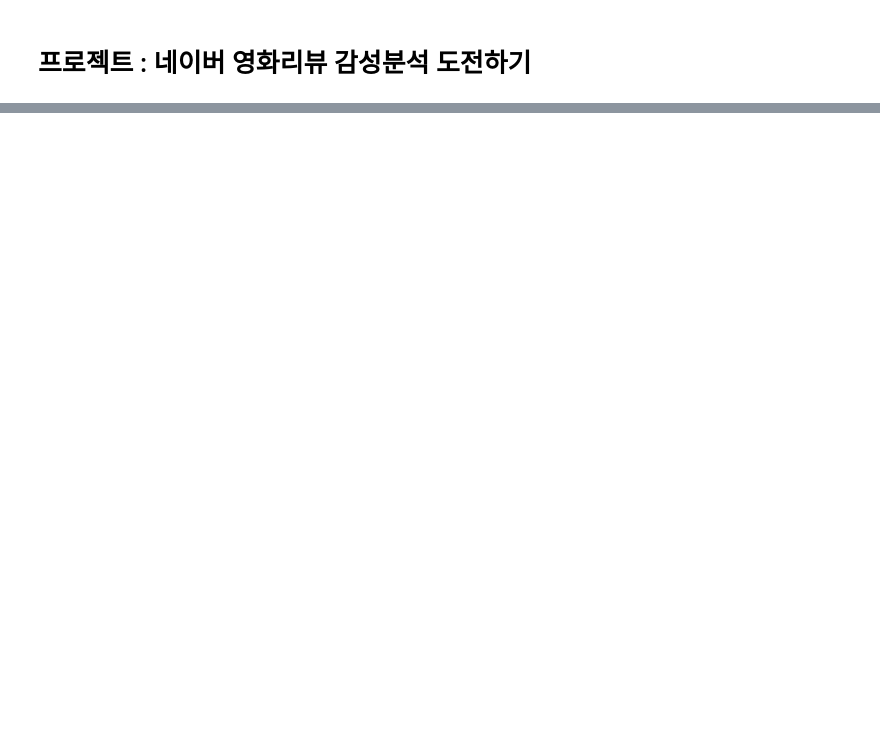
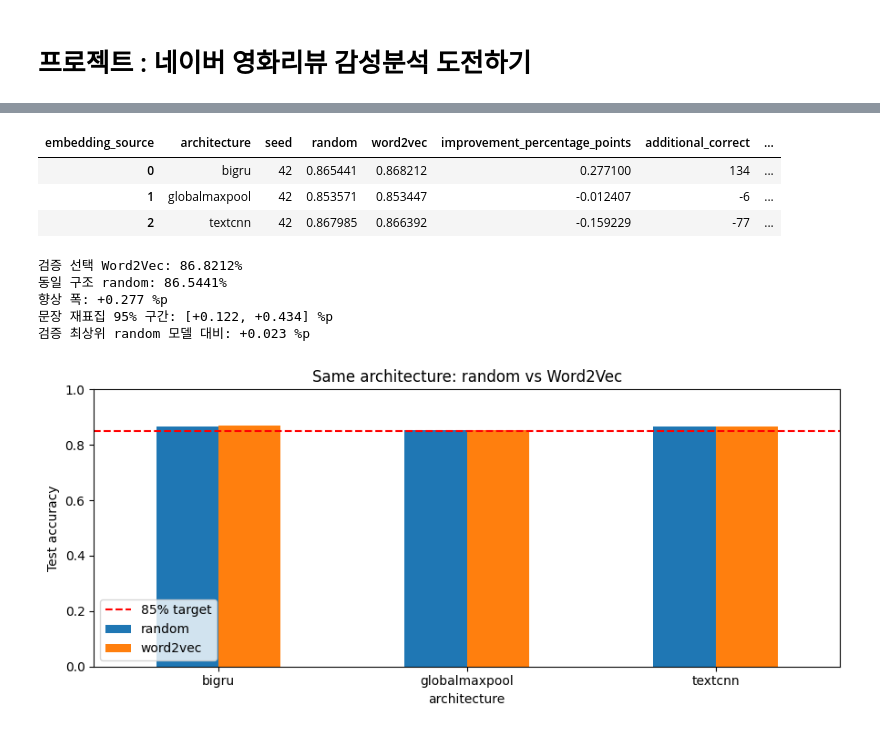
Before and after one commit to autojjangs/ERICA_X_MODULABS_NLP, a Jupyter notebook: 04/4 영화리뷰 텍스트 감성분석하기[프로젝트].ipynb, the cells around one changed output, grey strips where cells are left out. Drawn from its saved outputs; the diff is of its cells as text; code cells hidden in the pictures; blank space fills up the shorter version.

```diff
--- a/04/4 영화리뷰 텍스트 감성분석하기[프로젝트].ipynb
+++ b/04/4 영화리뷰 텍스트 감성분석하기[프로젝트].ipynb
@@ -266,0 +1040,70 @@ vector = word_vectors.wv[‘끝’]
+# %%
+test_rows, predictions_by_run = [], {}
+for spec in experiment_specs:
+    loader = make_loader(matrices[spec["tokenizer"]]["test"], y_test)
+    for seed in MODEL_SEEDS:
+        model = load_trained_model(spec["name"], seed)
+        metrics, probabilities = evaluate(model, loader)
+        predictions = (probabilities >= 0.5).astype(int)
+        predictions_by_run[(spec["name"], seed)] = predictions
+        test_rows.append({**spec, "seed": seed, **{f"test_{key}": value for key, value in metrics.items()}})
+        frame = test_df[["id", "text", "label"]].copy()
+        frame["positive_probability"] = probabilities
+        frame["prediction"] = predictions
+        frame.to_csv(RUN_DIR / f"{spec['name']}_seed{seed}_test_predictions.csv", index=False, encoding="utf-8-sig")
+        del model
+    gc.collect()
+    if DEVICE.type == "cuda":
+        torch.cuda.empty_cache()
+test_runs = pd.DataFrame(test_rows)
+test_summary = test_runs.groupby(group_columns, as_index=False).agg(
+    test_accuracy_mean=("test_accuracy", "mean"), test_accuracy_std=("test_accuracy", "std"),
+    test_macro_f1_mean=("test_macro_f1", "mean"), test_loss_mean=("test_loss", "mean"), runs=("seed", "count"))
+test_summary = validation_summary.merge(test_summary, on=group_columns, suffixes=("_validation", "_test"))
+test_runs.to_csv(RUN_DIR / "test_runs.csv", index=False)
+test_summary.to_csv(RUN_DIR / "test_summary.csv", index=False)
+display(test_summary[["name", "val_accuracy_mean", "test_accuracy_mean", "test_accuracy_std", "test_macro_f1_mean"]])
+
+paired_runs = test_runs.query("tokenizer == 'mecab'").pivot(
+    index=["architecture", "seed"], columns="embedding_source", values="test_accuracy").reset_index()
+paired_runs["improvement_percentage_points"] = (paired_runs.word2vec - paired_runs.random) * 100
+paired_runs["additional_correct"] = np.rint((paired_runs.word2vec - paired_runs.random) * len(y_test)).astype(int)
+paired_runs["word2vec_at_least_85_percent"] = paired_runs.word2vec >= 0.85
+paired_runs.to_csv(RUN_DIR / "word2vec_paired_comparison.csv", index=False)
+display(paired_runs)
+
+def paired_bootstrap_interval(before_by_seed, after_by_seed, truth, seed=2026, repeats=2000):
+    # 같은 문장에 대한 정답 여부 차이를 재표집한다. seed는 동일 가중 평균한다.
+    difference = np.mean([(after == truth).astype(float) - (before == truth).astype(float)
+                          for before, after in zip(before_by_seed, after_by_seed)], axis=0)
+    values, counts = np.unique(difference, return_counts=True)
+    draws = np.random.default_rng(seed).multinomial(len(truth), counts / counts.sum(), size=repeats)
+    estimates = (draws @ values) / len(truth)
+    return float(difference.mean()), np.percentile(estimates, [2.5, 97.5]).tolist()
+
+observed_difference, difference_interval = paired_bootstrap_interval(
+    [predictions_by_run[(paired_random_name, seed)] for seed in MODEL_SEEDS],
+    [predictions_by_run[(selected_w2v_name, seed)] for seed in MODEL_SEEDS], y_test)
+scores_by_name = test_summary.set_index("name")
+selected_test_accuracy = float(scores_by_name.loc[selected_w2v_name, "test_accuracy_mean"])
+paired_random_accuracy = float(scores_by_name.loc[paired_random_name, "test_accuracy_mean"])
+best_random_test_accuracy = float(scores_by_name.loc[selected_random_name, "test_accuracy_mean"])
+accuracy_reached = selected_test_accuracy >= 0.85
+improvement_observed = observed_difference > 0
+print(f"검증 선택 Word2Vec: {selected_test_accuracy:.4%}")
+print(f"동일 구조 random: {paired_random_accuracy:.4%}")
+print(f"향상 폭: {observed_difference * 100:+.3f} %p")
+print(f"문장 재표집 95% 구간: [{difference_interval[0] * 100:+.3f}, {difference_interval[1] * 100:+.3f}] %p")
+print(f"검증 최상위 random 모델 대비: {(selected_test_accuracy - best_random_test_accuracy) * 100:+.3f} %p")
+
+fig, ax = plt.subplots(figsize=(9, 4))
+comparison_chart = paired_runs.groupby("architecture")[["random", "word2vec"]].mean()
+comparison_chart.plot.bar(ax=ax)
+ax.axhline(0.85, linestyle="--", color="red", label="85% target")
+ax.set(ylabel="Test accuracy", title="Same architecture: random vs Word2Vec", ylim=(0, 1))
+ax.legend()
+ax.tick_params(axis="x", rotation=0)
+fig.tight_layout()
+fig.savefig(RUN_DIR / "word2vec_test_comparison.png", dpi=150)
+plt.show()
+# %% [output]
@@ -266,0 +1118,10 @@ vector = word_vectors.wv[‘끝’]
+| embedding_source | architecture | seed | random | word2vec | improvement_percentage_points | additional_correct | ... |
+| 0 | bigru | 42 | 0.865441 | 0.868212 | 0.277100 | 134 | ... |
+| 1 | globalmaxpool | 42 | 0.853571 | 0.853447 | -0.012407 | -6 | ... |
+| 2 | textcnn | 42 | 0.867985 | 0.866392 | -0.159229 | -77 | ... |
+검증 선택 Word2Vec: 86.8212%
+동일 구조 random: 86.5441%
+향상 폭: +0.277 %p
+문장 재표집 95% 구간: [+0.122, +0.434] %p
+검증 최상위 random 모델 대비: +0.023 %p
+[figure, added]
```
Also changed, not shown: parts of 55 cells of this notebook, 1 other file.
